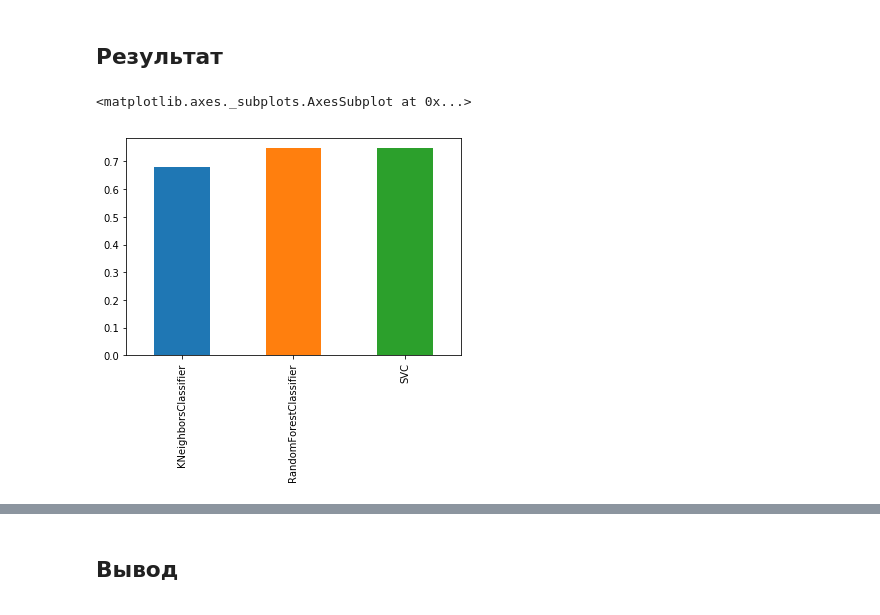
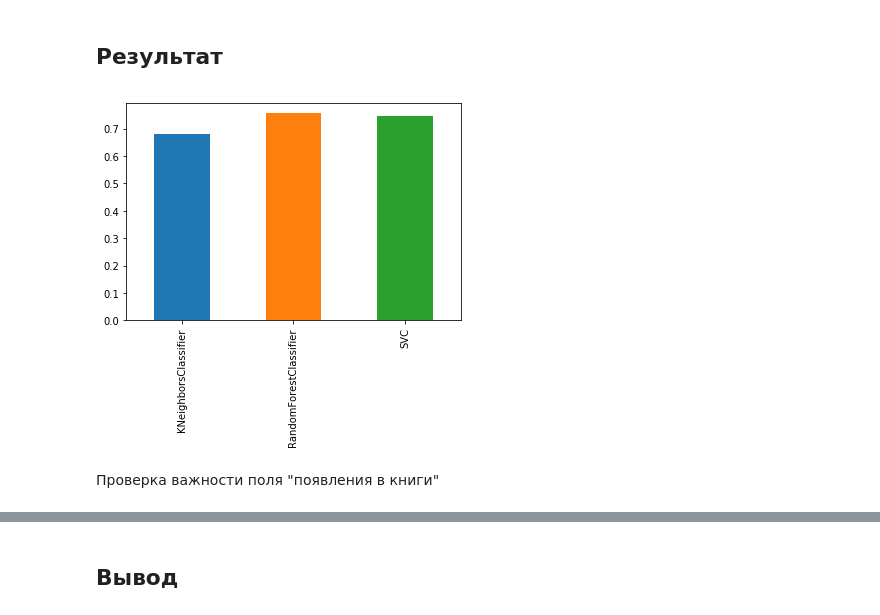
Before and after one commit to farwydi/python-example, a Jupyter notebook: Untitled.ipynb, the cells around one changed output, grey strips where cells are left out. Cells and saved outputs as stored; diff of their text form; code cells hidden in the pictures.

```diff
--- a/Untitled.ipynb
+++ b/Untitled.ipynb
@@ -157,8 +157,17 @@ y_train.head()
 772    1
 Name: pred, dtype: int64
 # %%
-models = []
-acc = []
-models.append(RandomForestClassifier(n_estimators=25))
-models.append(SVC(gamma='scale', decision_function_shape='ovo'))
-models.append(KNeighborsClassifier(n_neighbors=3))
+def res(x_train, y_train, x_test, y_test):
+    models = []
+    acc = []
+    models.append(RandomForestClassifier(n_estimators=25))
+    models.append(SVC(gamma='scale', decision_function_shape='ovo'))
+    models.append(KNeighborsClassifier(n_neighbors=3))
+
+    for m in models:
+        m.fit(x_train, y_train)
+        y_pred = m.predict(x_test)
+        acc.append(accuracy_score(y_test, y_pred))
+
+    sm = pd.Series(dict(zip(['RandomForestClassifier', 'SVC', 'KNeighborsClassifier'], acc)))
+    sm.plot(kind='bar')
@@ -170,8 +174,8 @@ for m in models:
 # %% [markdown]
 ## Результат
-# %%
-sm = pd.Series(dict(zip(['RandomForestClassifier', 'SVC', 'KNeighborsClassifier'], acc)))
-sm.plot(kind='bar')
-# %% [output]
-<matplotlib.axes._subplots.AxesSubplot at 0x...>
-[figure, removed]
+# %%
+res(x_train, y_train, x_test, y_test)
+# %% [output]
+[figure, added]
+# %% [markdown]
+Проверка важности поля "появления в книги"
```
Also changed, not shown: parts of 5 cells of this notebook.
